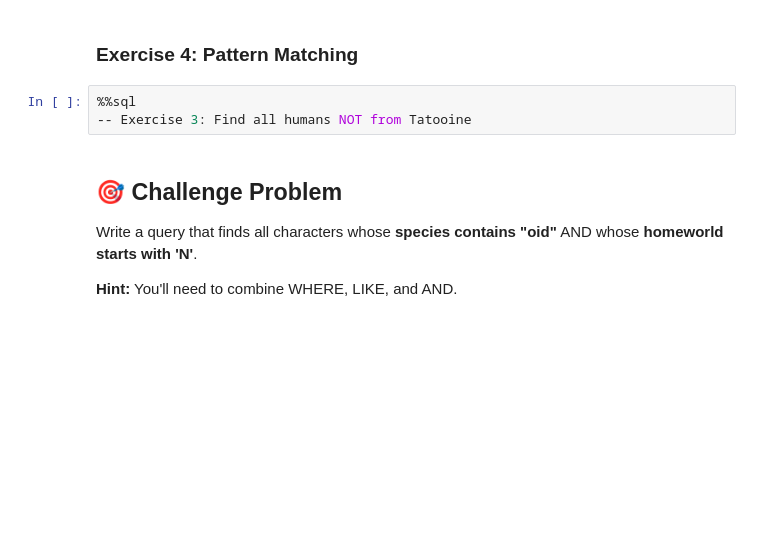
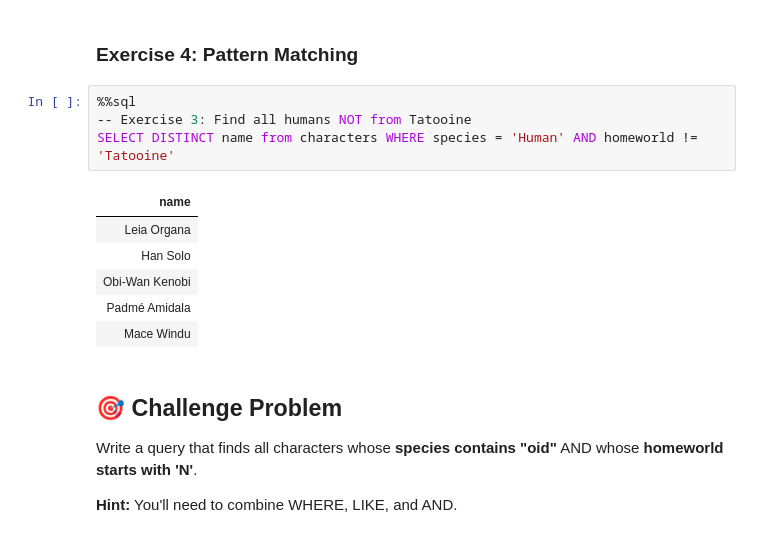
Before and after one commit to TempeHS/2025CT_SQL_Princy.D, a Jupyter notebook: lessons/lesson2_queries.ipynb, the cells around one changed output. Drawn from its saved outputs; the diff is of its cells as text; blank space fills up the shorter version.

```diff
--- a/lessons/lesson2_queries.ipynb
+++ b/lessons/lesson2_queries.ipynb
@@ -399,6 +423,14 @@ Now it's your turn! Complete these queries:
 # %%
 %%sql
 -- Exercise 3: Find all humans NOT from Tatooine
+SELECT DISTINCT name from characters WHERE species = 'Human' AND homeworld != 'Tatooine'
+# %% [output]
+| name |
+| Leia Organa |
+| Han Solo |
+| Obi-Wan Kenobi |
+| Padmé Amidala |
+| Mace Windu |
 # %% [markdown]
 ## 🎯 Challenge Problem
 
```
Also changed, not shown: parts of 8 cells of this notebook.
